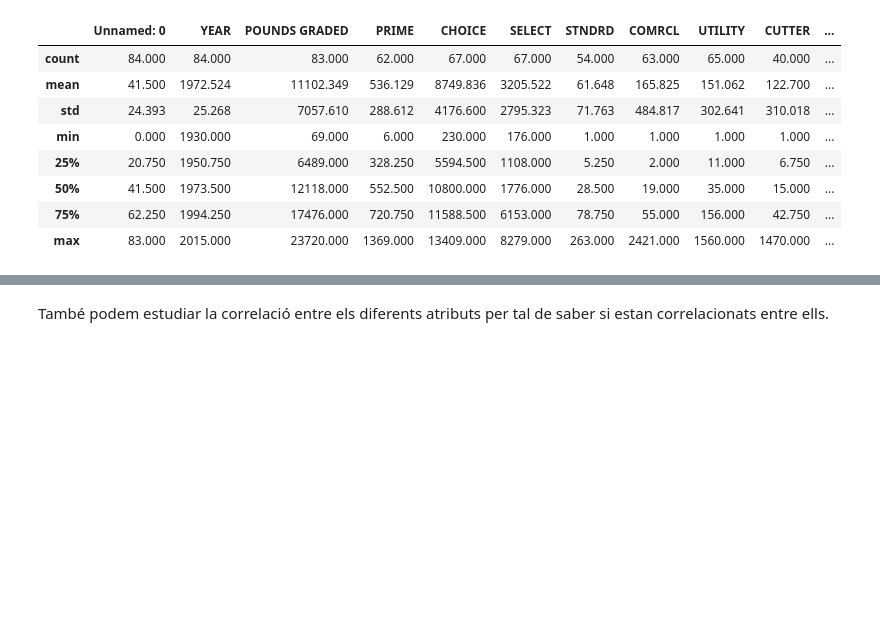
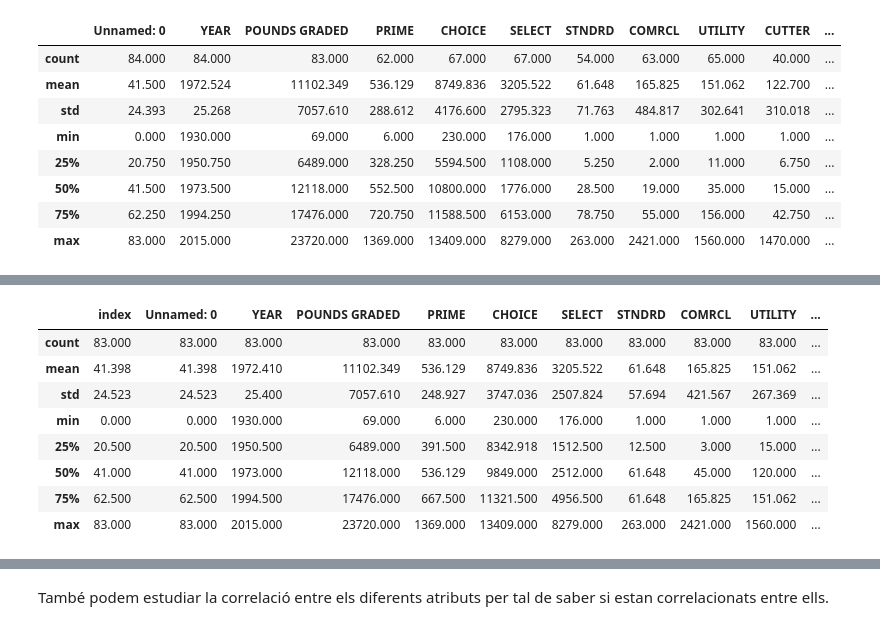
Before and after one commit to guillem-martinez/Practica1-ApC, a Jupyter notebook: Practica1-Regressio2022-GEI.ipynb, the cells around one changed output, grey strips where cells are left out. Cells and saved outputs as stored; diff of their text form; code cells hidden in the pictures; blank space fills up the shorter version.

```diff
--- a/Practica1-Regressio2022-GEI.ipynb
+++ b/Practica1-Regressio2022-GEI.ipynb
@@ -433,0 +470,12 @@ datasetBeef
+# %%
+dfFillMean.describe()
+# %% [output]
+|  | index | Unnamed: 0 | YEAR | POUNDS GRADED | PRIME | CHOICE | SELECT | STNDRD | COMRCL | UTILITY | ... |
+| count | 83.000 | 83.000 | 83.000 | 83.000 | 83.000 | 83.000 | 83.000 | 83.000 | 83.000 | 83.000 | ... |
+| mean | 41.398 | 41.398 | 1972.410 | 11102.349 | 536.129 | 8749.836 | 3205.522 | 61.648 | 165.825 | 151.062 | ... |
+| std | 24.523 | 24.523 | 25.400 | 7057.610 | 248.927 | 3747.036 | 2507.824 | 57.694 | 421.567 | 267.369 | ... |
+| min | 0.000 | 0.000 | 1930.000 | 69.000 | 6.000 | 230.000 | 176.000 | 1.000 | 1.000 | 1.000 | ... |
+| 25% | 20.500 | 20.500 | 1950.500 | 6489.000 | 391.500 | 8342.918 | 1512.500 | 12.500 | 3.000 | 15.000 | ... |
+| 50% | 41.000 | 41.000 | 1973.000 | 12118.000 | 536.129 | 9849.000 | 2512.000 | 61.648 | 45.000 | 120.000 | ... |
+| 75% | 62.500 | 62.500 | 1994.500 | 17476.000 | 667.500 | 11321.500 | 4956.500 | 61.648 | 165.825 | 151.062 | ... |
+| max | 83.000 | 83.000 | 2015.000 | 23720.000 | 1369.000 | 13409.000 | 8279.000 | 263.000 | 2421.000 | 1560.000 | ... |
```
Also changed, not shown: parts of 19 cells of this notebook.
